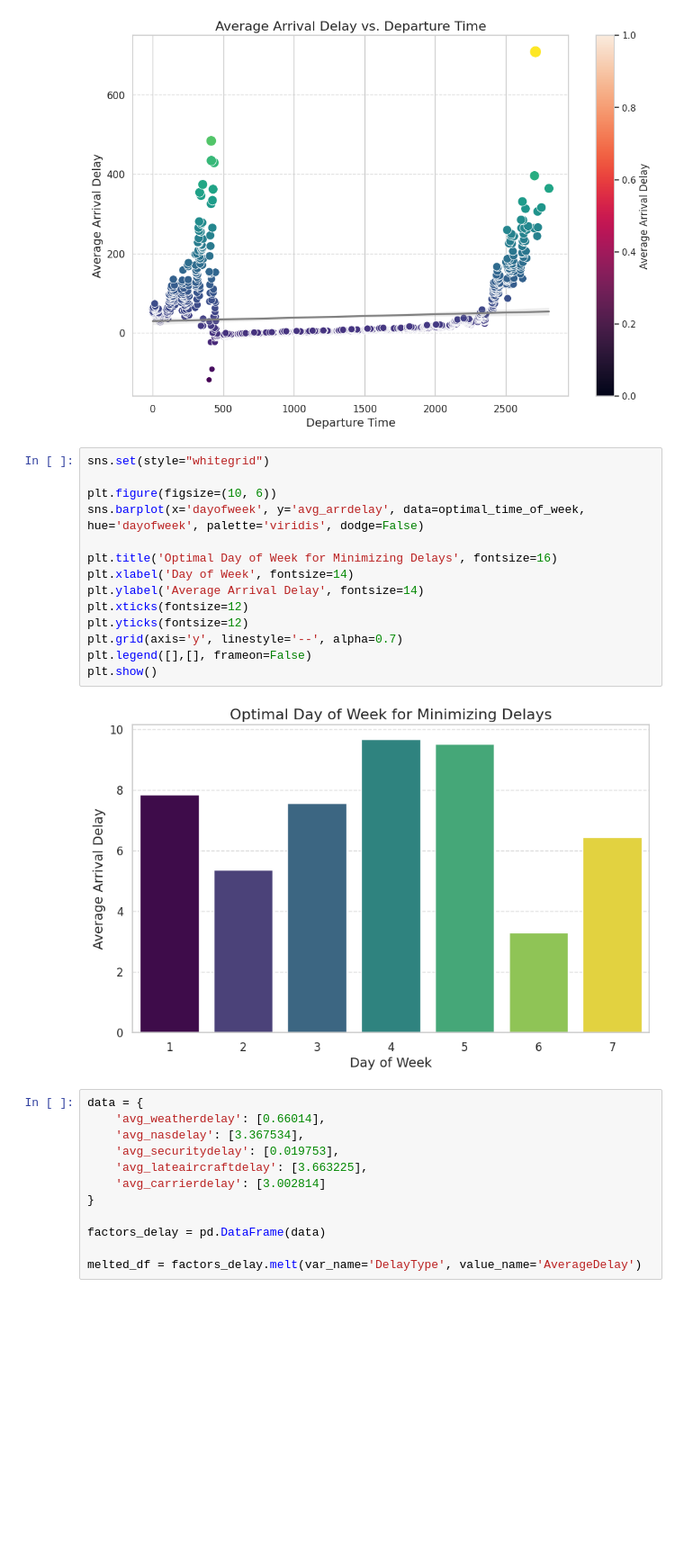
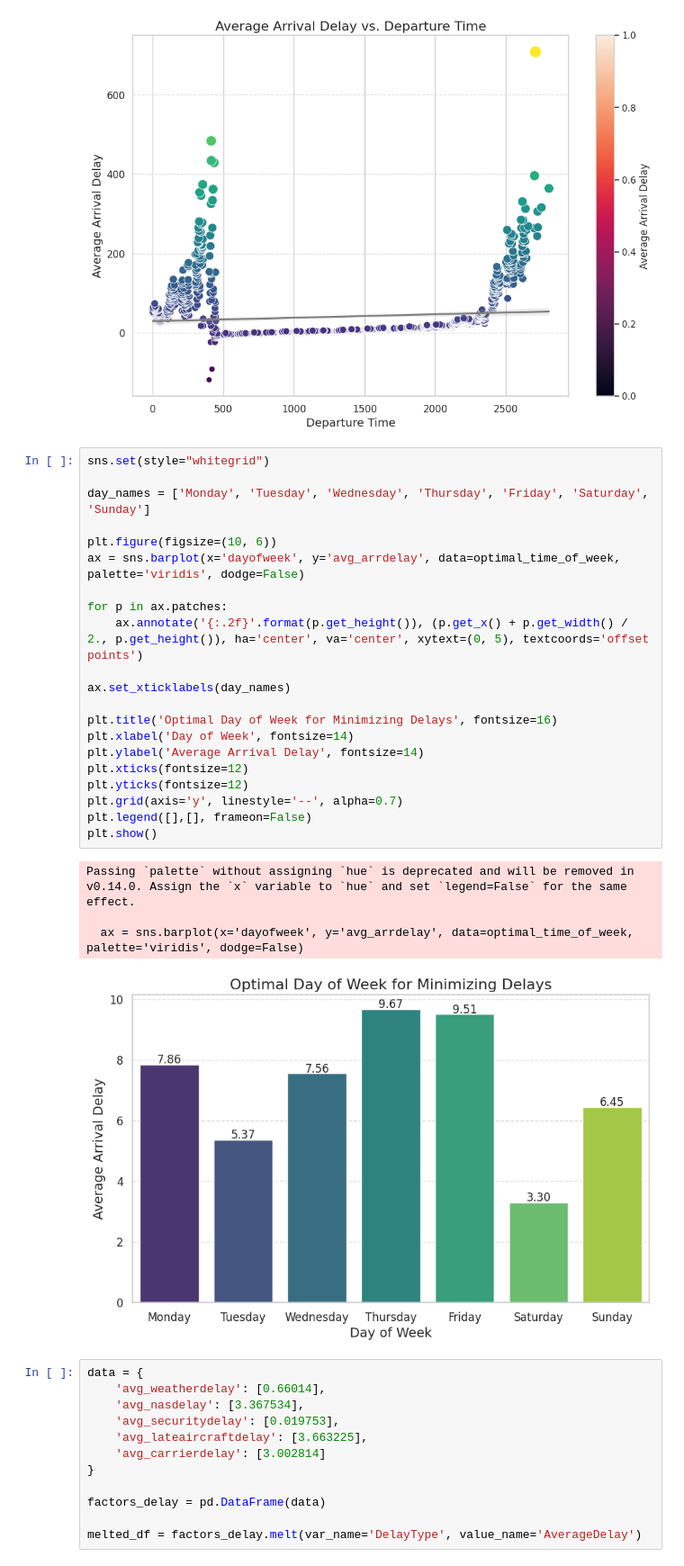
Before and after one commit to DianaKahar/Data_Management2, a Jupyter notebook: P137263_Assignment2.ipynb, the cells around one changed output. Shown at 90% size. Cells and saved outputs as stored; diff of their text form; blank space fills up the shorter version.

```diff
--- a/P137263_Assignment2.ipynb
+++ b/P137263_Assignment2.ipynb
@@ -238,19 +238,29 @@ plt.show()
 # %%
 sns.set(style="whitegrid")
 
+day_names = ['Monday', 'Tuesday', 'Wednesday', 'Thursday', 'Friday', 'Saturday', 'Sunday']
+
 plt.figure(figsize=(10, 6))
-sns.barplot(x='dayofweek', y='avg_arrdelay', data=optimal_time_of_week, hue='dayofweek', palette='viridis', dodge=False)
+ax = sns.barplot(x='dayofweek', y='avg_arrdelay', data=optimal_time_of_week, palette='viridis', dodge=False)
+
+for p in ax.patches:
+    ax.annotate('{:.2f}'.format(p.get_height()), (p.get_x() + p.get_width() / 2., p.get_height()), ha='center', va='center', xytext=(0, 5), textcoords='offset points')
+
+ax.set_xticklabels(day_names)
 
 plt.title('Optimal Day of Week for Minimizing Delays', fontsize=16)
 plt.xlabel('Day of Week', fontsize=14)
 plt.ylabel('Average Arrival Delay', fontsize=14)
 plt.xticks(fontsize=12)
 plt.yticks(fontsize=12)
 plt.grid(axis='y', linestyle='--', alpha=0.7)
 plt.legend([],[], frameon=False)
 plt.show()
 # %% [output]
+Passing `palette` without assigning `hue` is deprecated and will be removed in v0.14.0. Assign the `x` variable to `hue` and set `legend=False` for the same effect.
+
+  ax = sns.barplot(x='dayofweek', y='avg_arrdelay', data=optimal_time_of_week, palette='viridis', dodge=False)
-[figure, old version]
+[figure, new version]
 # %%
 data = {
     'avg_weatherdelay': [0.66014],
```
Also changed, not shown: parts of 3 cells of this notebook.
